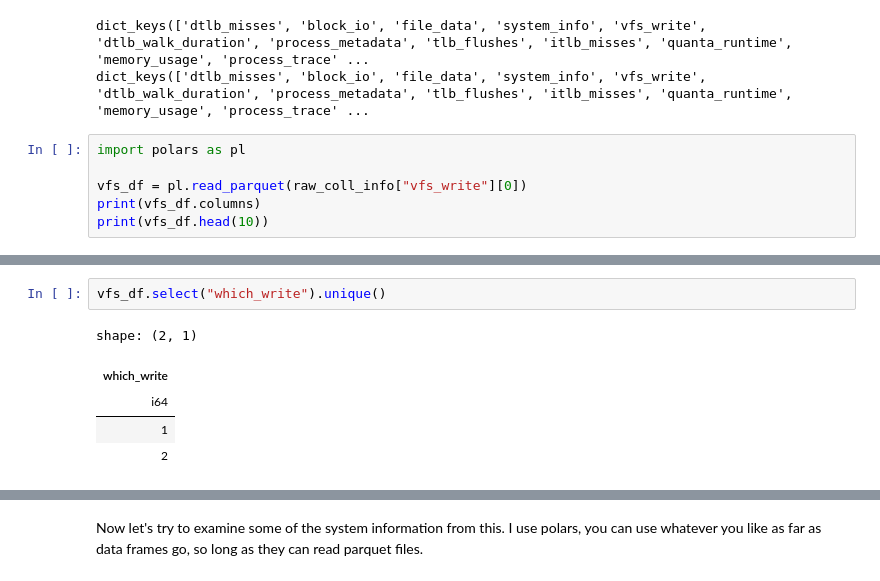
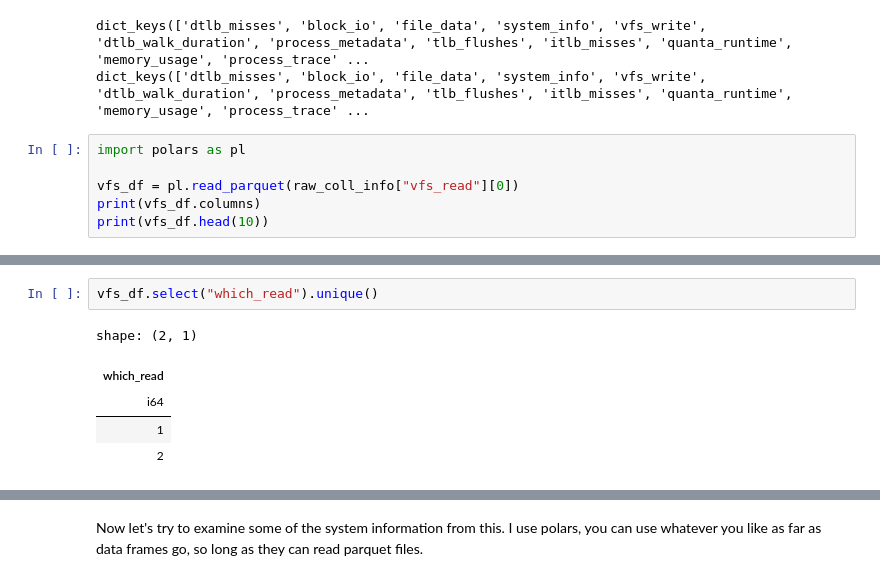
Before and after one commit to dhruvgoyalsjc/KernMLOps, a Jupyter notebook: tutorial.ipynb, the cells around one changed output, grey strips where cells are left out. Drawn from its saved outputs; the diff is of its cells as text.

```diff
--- a/tutorial.ipynb
+++ b/tutorial.ipynb
@@ -92,7 +92,7 @@ dict_keys(['dtlb_misses', 'block_io', 'file_data', 'system_info', 'vfs_write', '
 # %%
 import polars as pl
 
-vfs_df = pl.read_parquet(raw_coll_info["vfs_write"][0])
+vfs_df = pl.read_parquet(raw_coll_info["vfs_read"][0])
 print(vfs_df.columns)
 print(vfs_df.head(10))
 # %% [output]
@@ -116,8 +137,8 @@ shape: (10, 10)
 # %%
-vfs_df.select("which_write").unique()
+vfs_df.select("which_read").unique()
 # %% [output]
 shape: (2, 1)
-| which_write |
+| which_read |
 | i64 |
 | 1 |
 | 2 |
```
Also changed, not shown: parts of 22 cells of this notebook, 7 other files.
